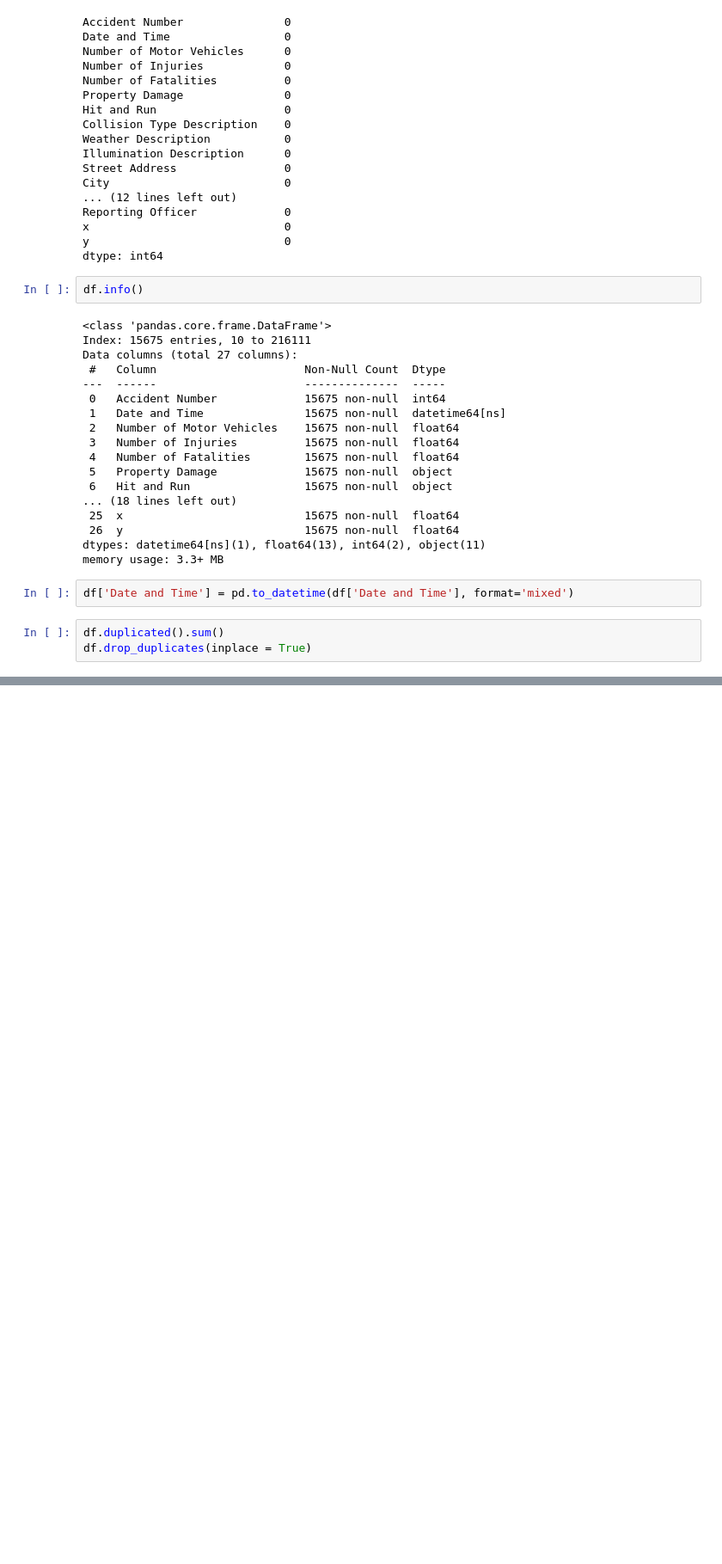
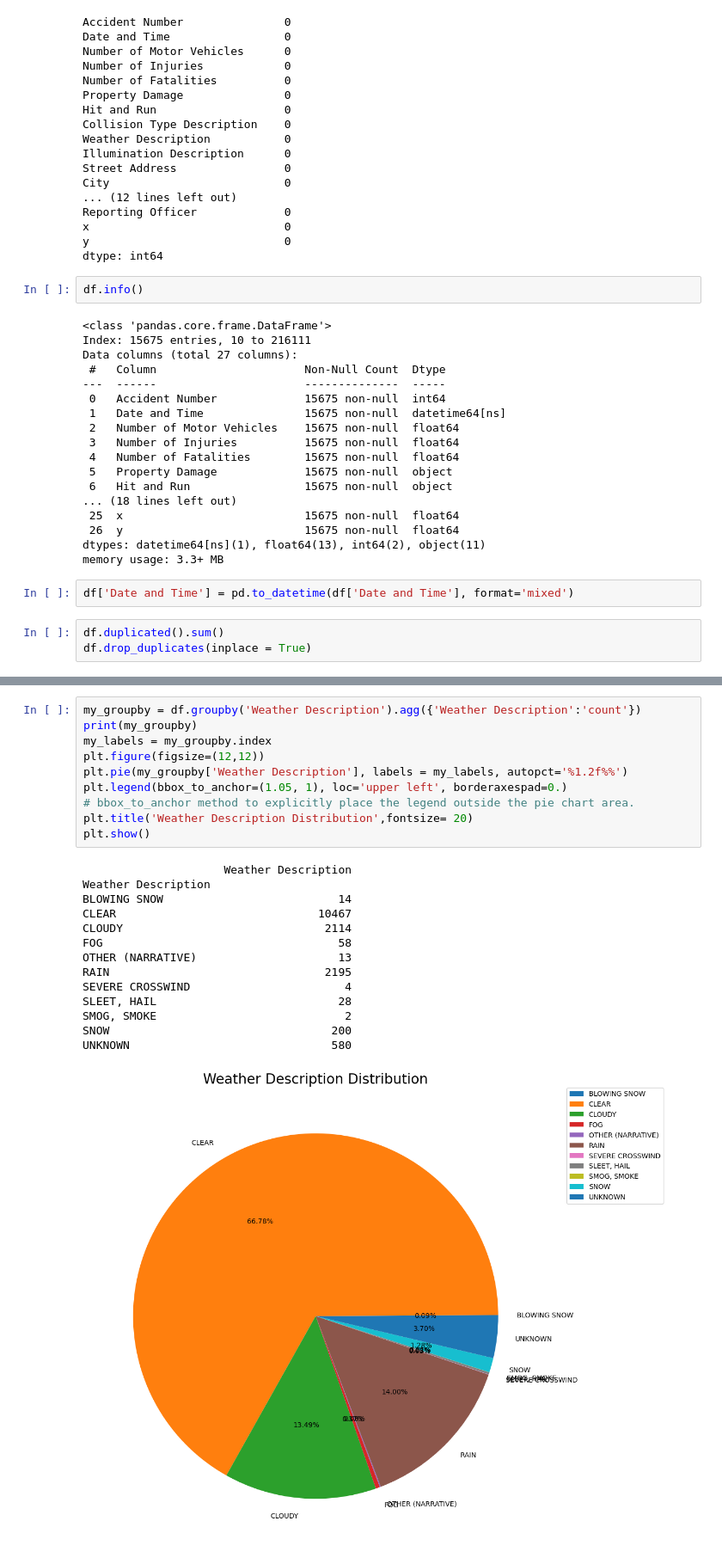
Before and after one commit to coding-ninza-shivam/GitHub, a Jupyter notebook: Data Analysis/Python/Data Processing and Visualisation/Project/Accident Analysis/Accident_an.ipynb, the cells around one changed output, grey strips where cells are left out. Shown at 86% size. Saved outputs shown, nothing was run; the diff lists cells and outputs as text; blank space fills up the shorter version.

```diff
--- a/Data Analysis/Python/Data Processing and Visualisation/Project/Accident Analysis/Accident_an.ipynb
+++ b/Data Analysis/Python/Data Processing and Visualisation/Project/Accident Analysis/Accident_an.ipynb
@@ -107,0 +125,25 @@ for x in df.index:
+# %%
+my_groupby = df.groupby('Weather Description').agg({'Weather Description':'count'})
+print(my_groupby)
+my_labels = my_groupby.index
+plt.figure(figsize=(12,12))
+plt.pie(my_groupby['Weather Description'], labels = my_labels, autopct='%1.2f%%')
+plt.legend(bbox_to_anchor=(1.05, 1), loc='upper left', borderaxespad=0.)
+# bbox_to_anchor method to explicitly place the legend outside the pie chart area.
+plt.title('Weather Description Distribution',fontsize= 20)
+plt.show()
+# %% [output]
+                     Weather Description
+Weather Description
+BLOWING SNOW                          14
+CLEAR                              10467
+CLOUDY                              2114
+FOG                                   58
+OTHER (NARRATIVE)                     13
+RAIN                                2195
+SEVERE CROSSWIND                       4
+SLEET, HAIL                           28
+SMOG, SMOKE                            2
+SNOW                                 200
+UNKNOWN                              580
+[figure, added]
```
Also changed, not shown: parts of 2 cells of this notebook.
